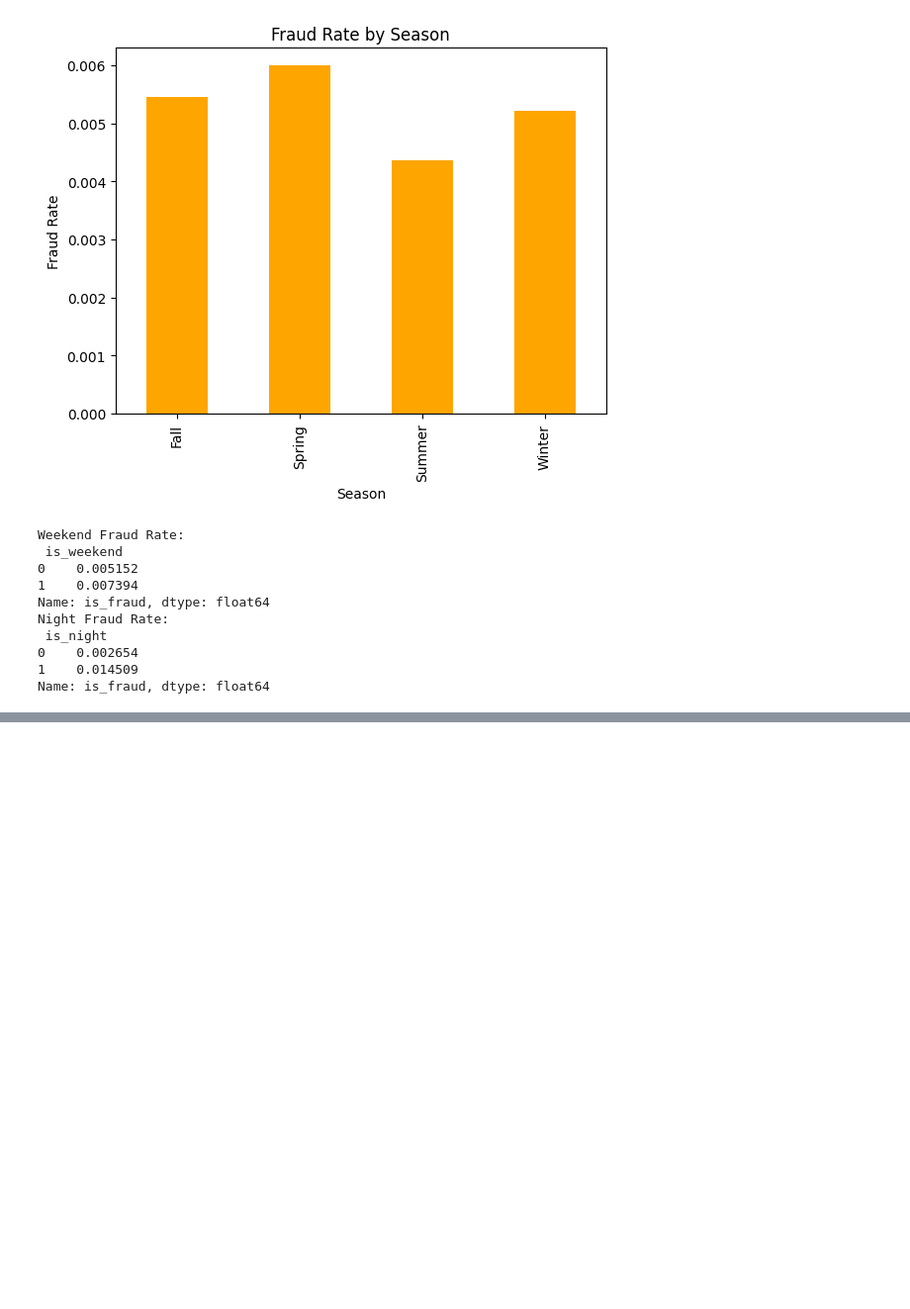
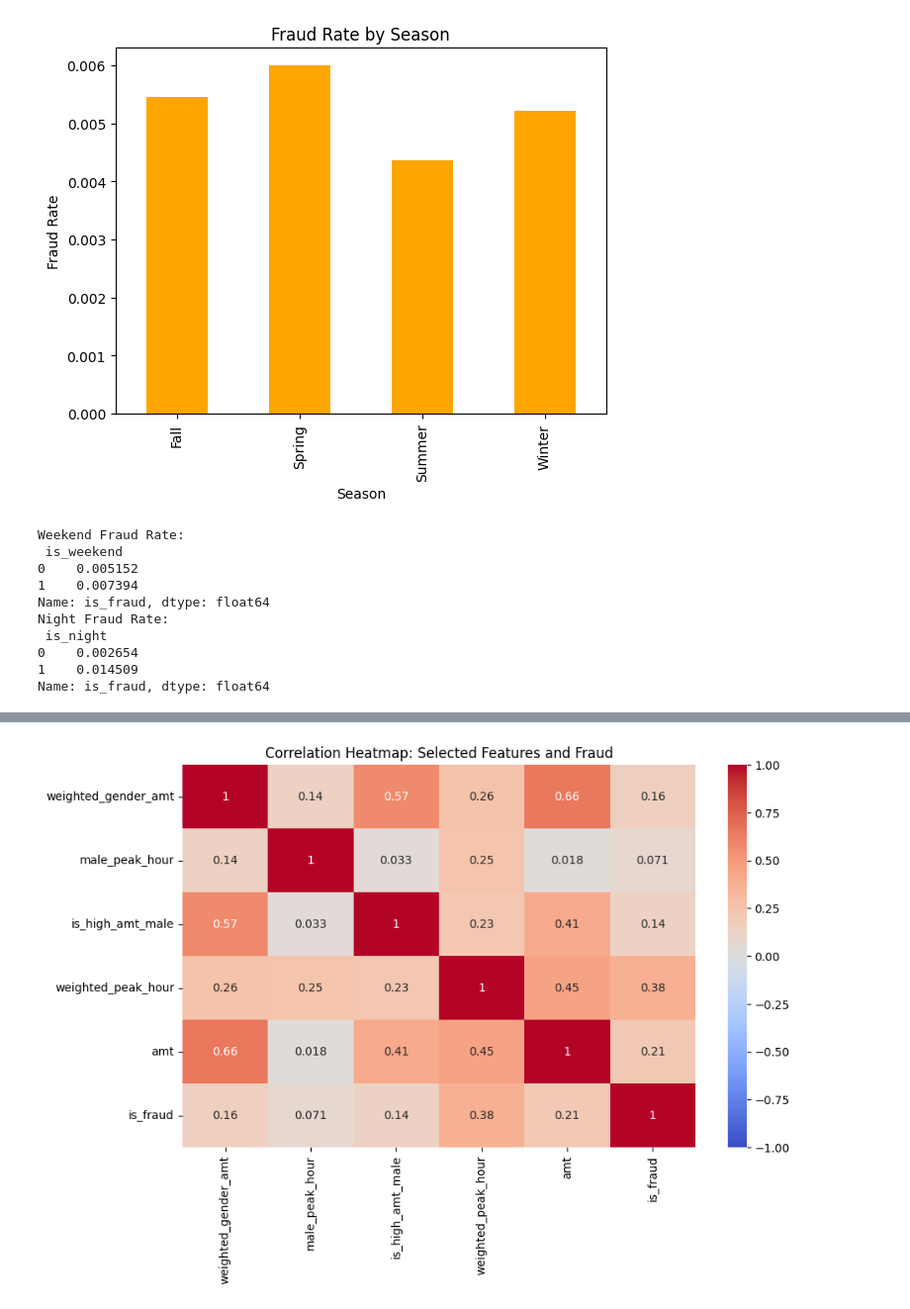
Before and after one commit to kmissmer/CreditCardFinalProject, a Jupyter notebook: final.ipynb, the cells around one changed output, grey strips where cells are left out. Shown at 99% size. Drawn from its saved outputs; the diff is of its cells as text; code cells hidden in the pictures; blank space fills up the shorter version.

Commit message:
peak hour analysis

```diff
--- a/final.ipynb
+++ b/final.ipynb
@@ -685,0 +721,23 @@ Name: is_fraud, dtype: float64
+# %%
+# Flag for males with high transaction amounts
+train['is_high_amt_male'] = ((train['gender'] == 'M') & (train['amt'] > 1000)).astype(int)
+# %%
+# Combine gender and peak hours
+train['male_peak_hour'] = ((train['gender'] == 'M') & (train['is_peak_hour'] == 1)).astype(int)
+# %%
+# Weighted gender feature
+train['weighted_gender_amt'] = train['gender'].apply(lambda x: 1 if x == 'M' else 0) * train['amt']
+# %%
+# Select the relevant columns
+correlation_features = ['weighted_gender_amt', 'male_peak_hour', 'is_high_amt_male', 'weighted_peak_hour', 'amt', 'is_fraud']
+
+# Calculate the correlation matrix
+correlation_matrix = train[correlation_features].corr()
+
+# Plot the heatmap
+plt.figure(figsize=(10, 6))
+sns.heatmap(correlation_matrix, annot=True, cmap='coolwarm', vmin=-1, vmax=1)
+plt.title('Correlation Heatmap: Selected Features and Fraud')
+plt.show()
+# %% [output]
+[figure, added]
```
Also changed, not shown: parts of 5 cells of this notebook.
